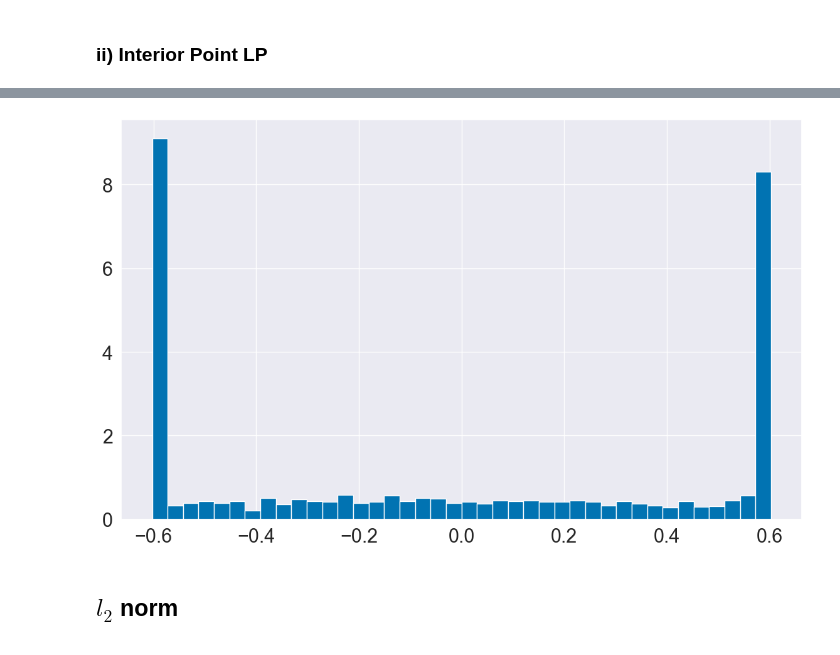
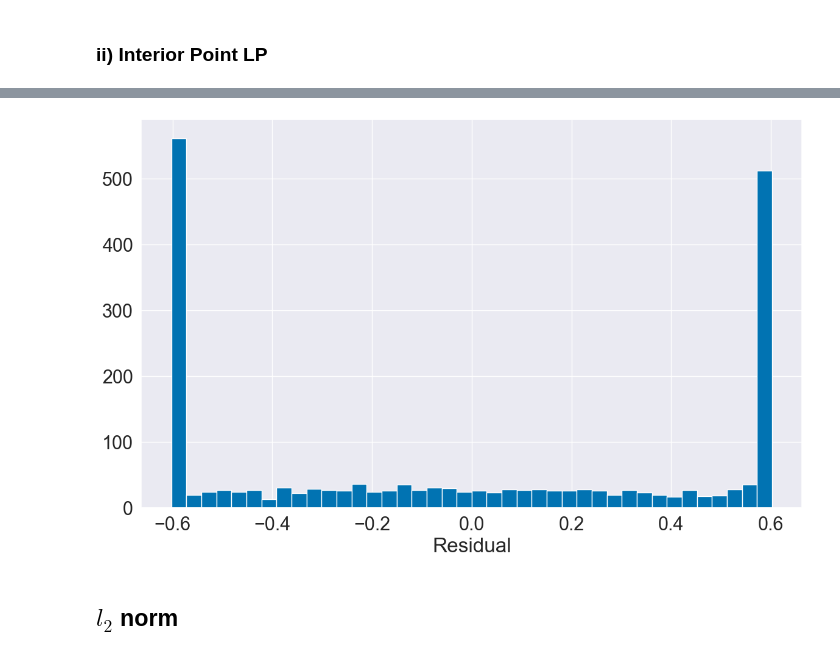
Before and after one commit to ofs416/Practical_Optimisation, a Jupyter notebook: Courseworkd_1/Exercise_1.ipynb, the cells around one changed output, grey strips where cells are left out. Drawn from its saved outputs; the diff is of its cells as text; code cells hidden in the pictures.

Commit message:
Figures

```diff
--- a/Courseworkd_1/Exercise_1.ipynb
+++ b/Courseworkd_1/Exercise_1.ipynb
@@ -229,8 +228,11 @@ print(linf_ipm_times)
 # %%
-plt.hist(linf_ipm_residuals[-1], bins=40, density=1)
+plt.hist(linf_ipm_residuals[-1], bins=40)
+plt.xlabel('Residual')
+plt.savefig('Figures/linfresidual.png', format="png", dpi=800, bbox_inches="tight")
 plt.show()
+plt.close()
 # %% [output]
-[figure, old version]
+[figure, new version]
 # %% [markdown]
 ## $l_2$ norm
 # %%
```
Also changed, not shown: parts of 10 cells of this notebook, 6 other files.
